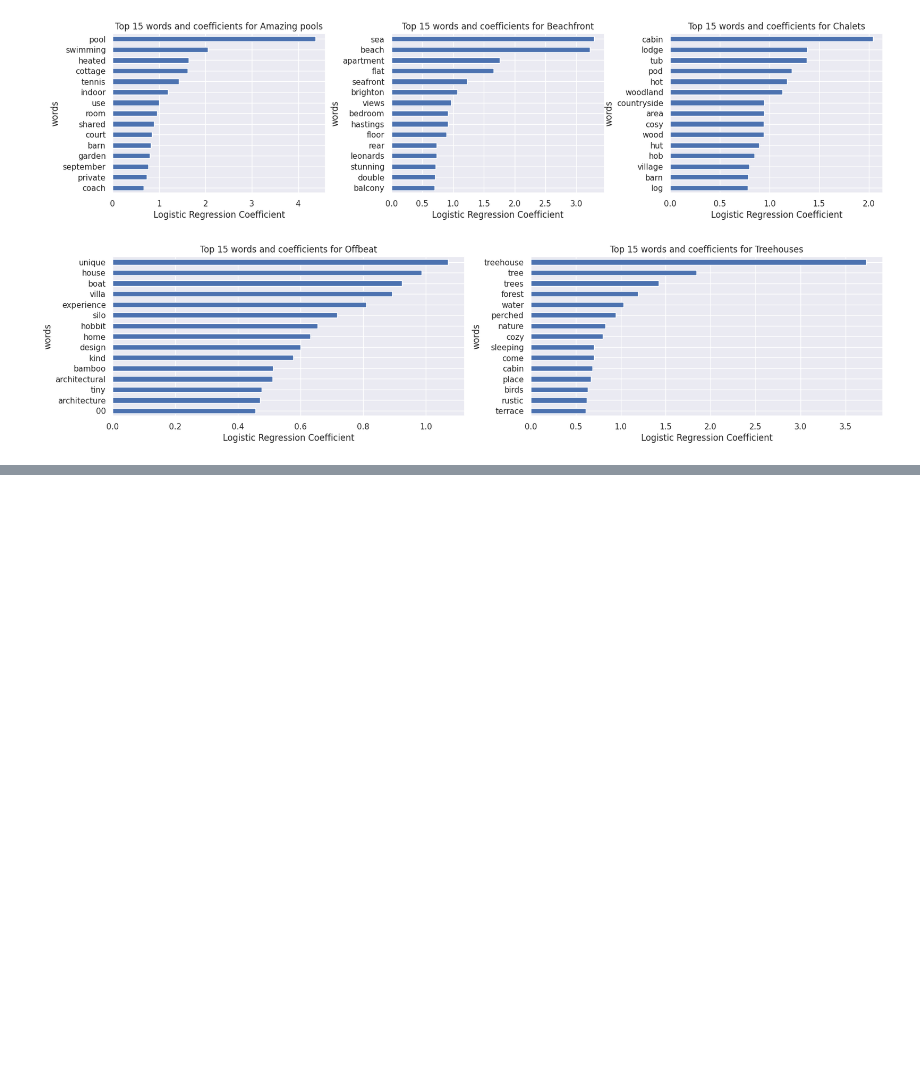
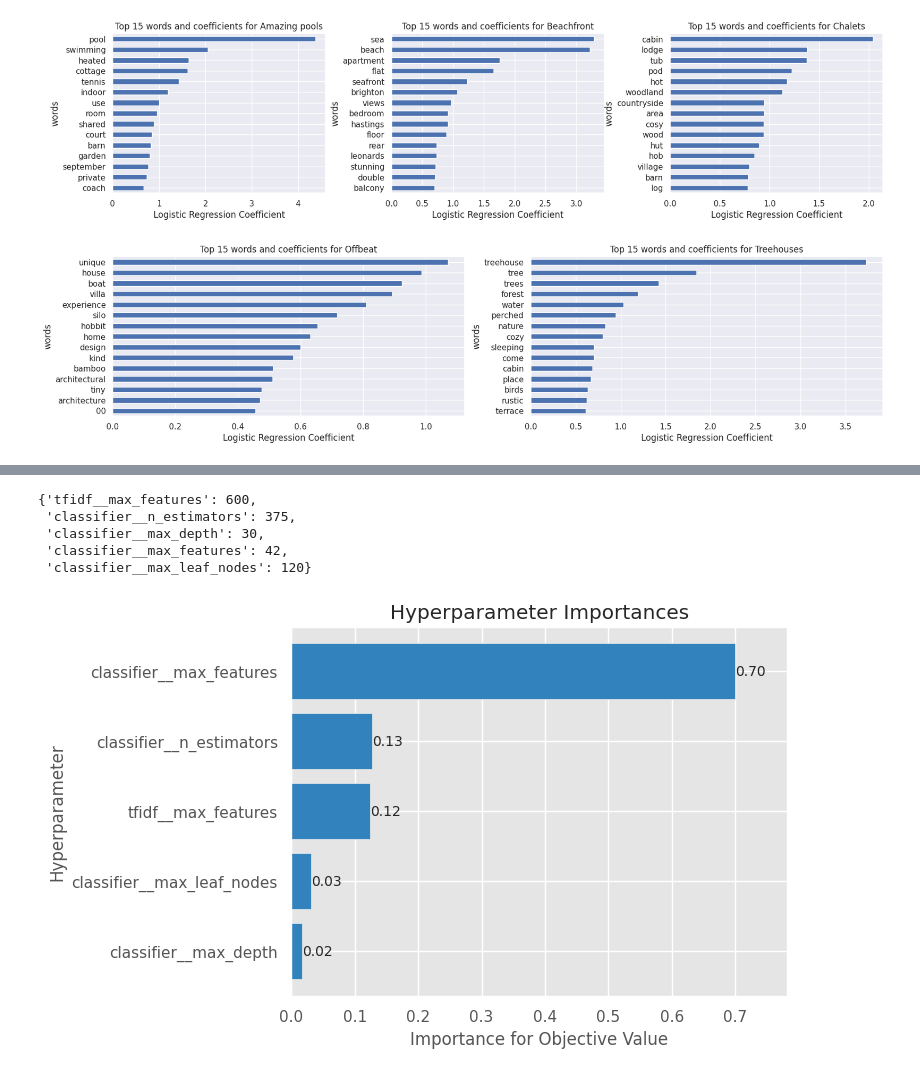
Before and after one commit to dan-bouchard/Airbnb-Property-Listing, a Jupyter notebook: classification_modelling_numerical_data.ipynb, the cells around one changed output, grey strips where cells are left out. Drawn from its saved outputs; the diff is of its cells as text; code cells hidden in the pictures; blank space fills up the shorter version.

Commit message:
tuned and evaluated the tfidf random forest model

```diff
--- a/classification_modelling_numerical_data.ipynb
+++ b/classification_modelling_numerical_data.ipynb
@@ -448,0 +576,12 @@ for i, label in enumerate(top_words_dict.keys()):
+# %%
+study.best_params
+# %% [output]
+{'tfidf__max_features': 600,
+ 'classifier__n_estimators': 375,
+ 'classifier__max_depth': 30,
+ 'classifier__max_features': 42,
+ 'classifier__max_leaf_nodes': 120}
+# %%
+optuna.visualization.matplotlib.plot_param_importances(study);
+# %% [output]
+[figure, added]
```
Also changed, not shown: parts of 7 cells of this notebook.
